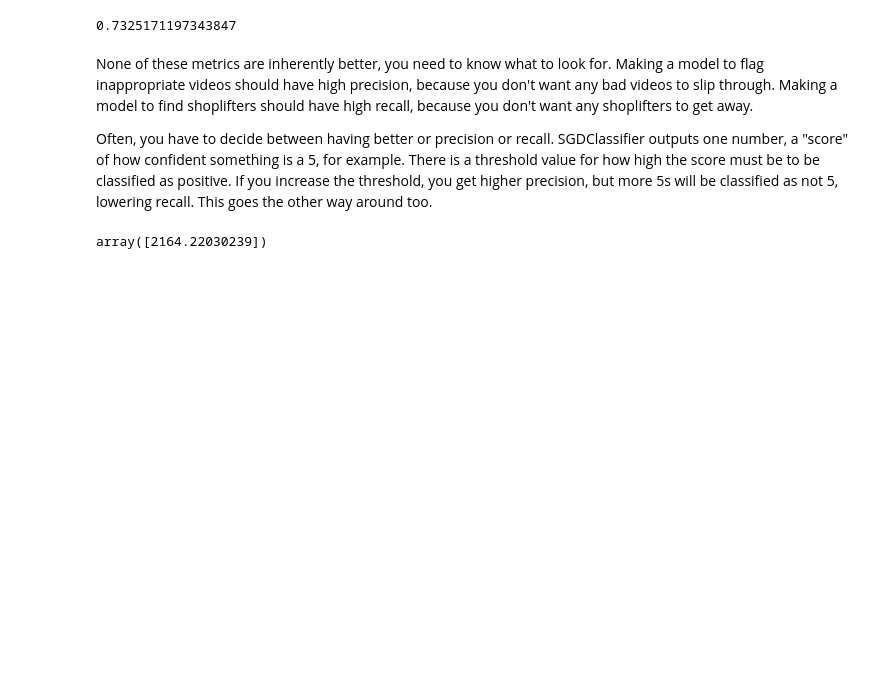
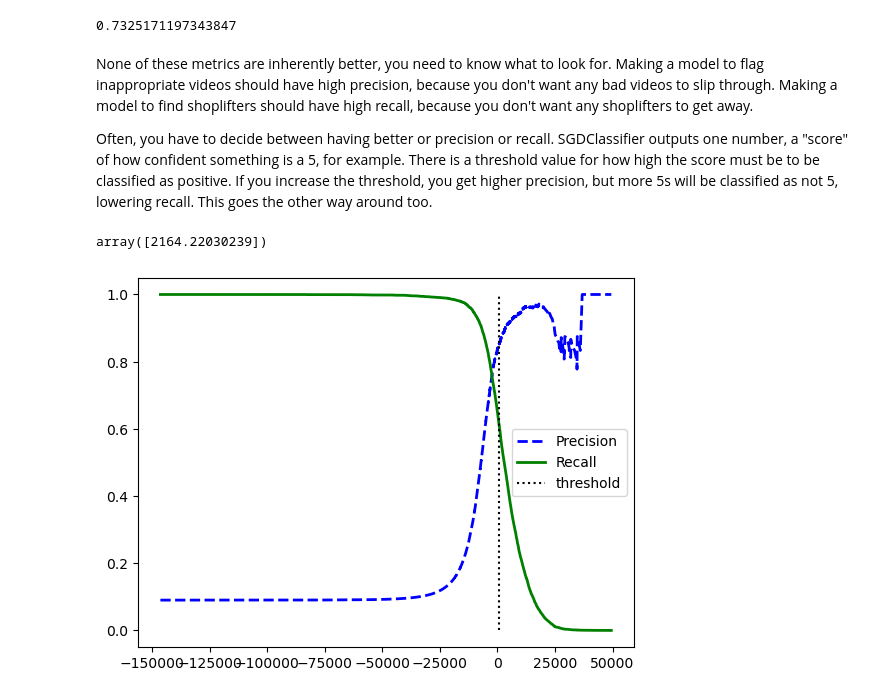
Before and after one commit to willhar/MLNotes, a Jupyter notebook: Ch3Classification.ipynb, the cells around one changed output. Saved outputs shown, nothing was run; the diff lists cells and outputs as text; code cells hidden in the pictures; blank space fills up the shorter version.

Commit message:
Finished Ch3 Precision Measures

```diff
--- a/Ch3Classification.ipynb
+++ b/Ch3Classification.ipynb
@@ -132,3 +133,18 @@ sgd.decision_function([trainData[0]])
 # you can collect all the decision function values and use your own threshold
 # %% [output]
 array([2164.22030239])
+# %%
+# How to decide on the threshold? Get decision scores first
+scores = cross_val_predict(sgd, trainData, trainLabels5, cv=3, method="decision_function", n_jobs=-1)
+
+#Then, get precision and recall curves
+from sklearn.metrics import precision_recall_curve
+precisions, recalls, thresholds = precision_recall_curve(trainLabels5,scores)
+threshold=0
+plt.plot(thresholds, precisions[:-1], "b--", label="Precision", linewidth=2)
+plt.plot(thresholds, recalls[:-1], "g-", label="Recall", linewidth=2)
+plt.vlines(threshold, 0, 1.0, "k", "dotted", label="threshold")
+plt.legend()
+plt.show()
+# %% [output]
+[figure, added]
```
Also changed, not shown: parts of 15 cells of this notebook.
